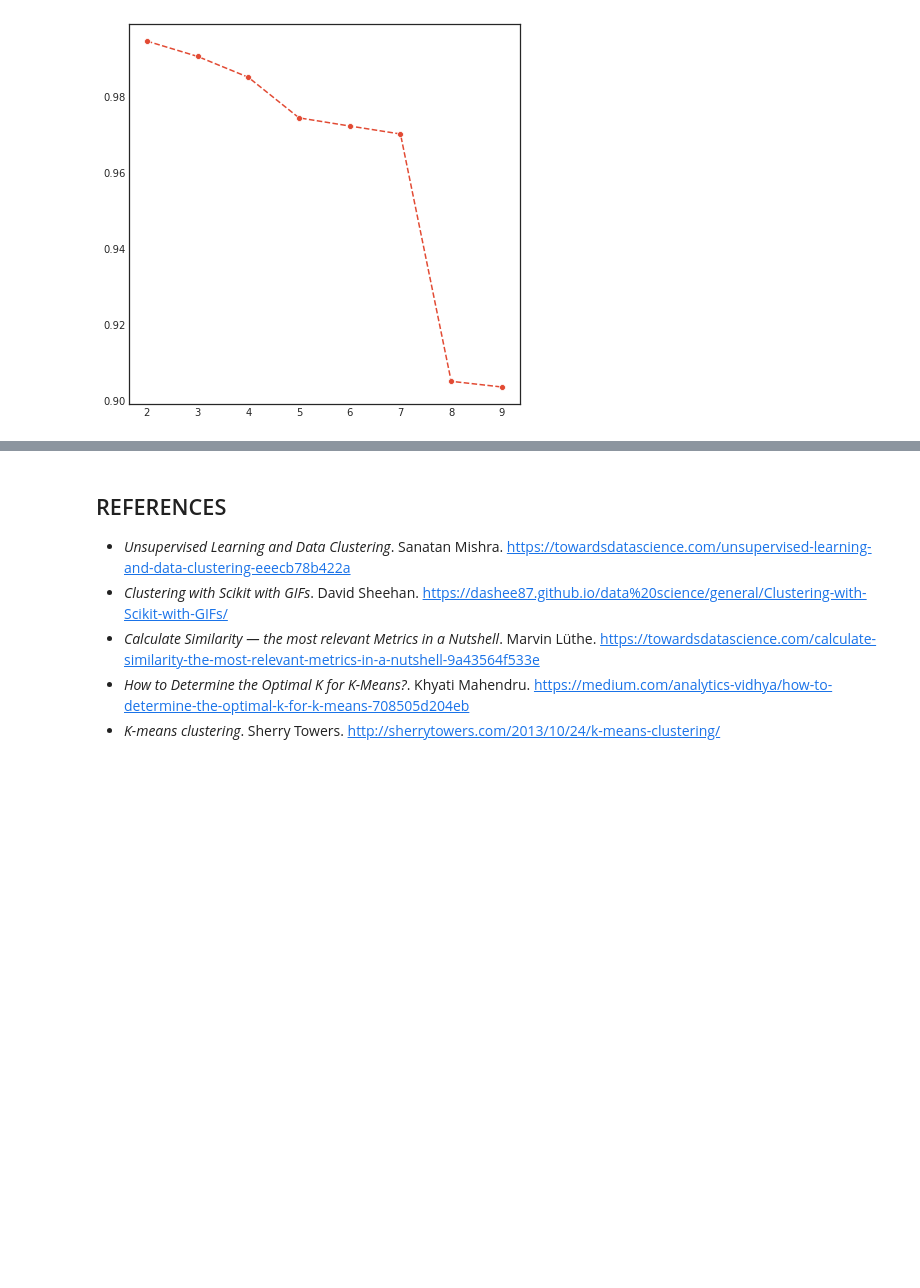
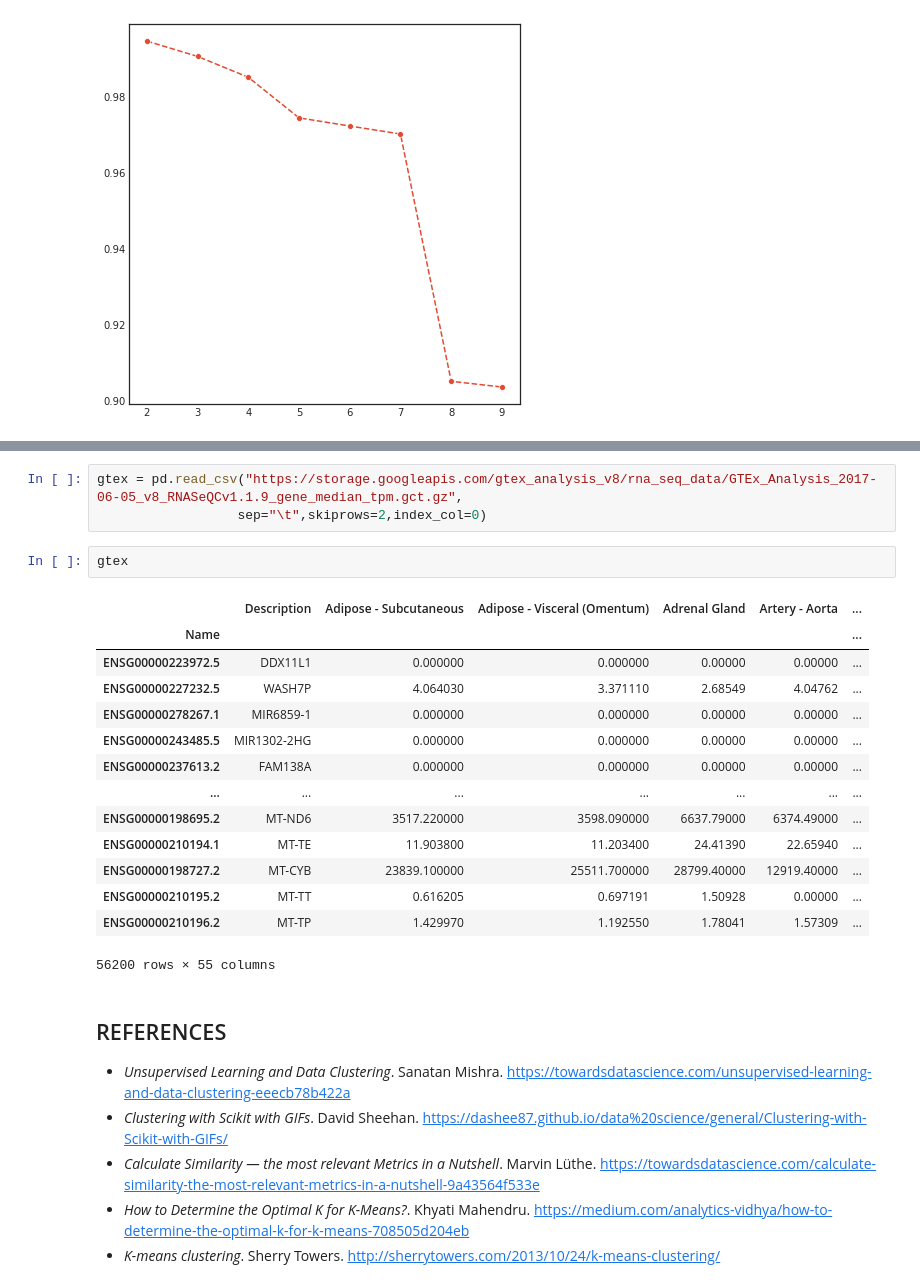
Before and after one commit to IvoLeist/ml_cnag-crg_course, a Jupyter notebook: day3/unsupervised_learning.ipynb, the cells around one changed output, grey strips where cells are left out. Drawn from its saved outputs; the diff is of its cells as text; blank space fills up the shorter version.

```diff
--- a/day3/unsupervised_learning.ipynb
+++ b/day3/unsupervised_learning.ipynb
@@ -757,3 +760,23 @@ plt.show()
+# %%
+gtex = pd.read_csv("https://storage.googleapis.com/gtex_analysis_v8/rna_seq_data/GTEx_Analysis_2017-06-05_v8_RNASeQCv1.1.9_gene_median_tpm.gct.gz",
+                  sep="\t",skiprows=2,index_col=0)
+# %%
+gtex
+# %% [output]
+|  | Description | Adipose - Subcutaneous | Adipose - Visceral (Omentum) | Adrenal Gland | Artery - Aorta | ... |
+| Name |  |  |  |  |  | ... |
+| ENSG00000223972.5 | DDX11L1 | 0.000000 | 0.000000 | 0.00000 | 0.00000 | ... |
+| ENSG00000227232.5 | WASH7P | 4.064030 | 3.371110 | 2.68549 | 4.04762 | ... |
+| ENSG00000278267.1 | MIR6859-1 | 0.000000 | 0.000000 | 0.00000 | 0.00000 | ... |
+| ENSG00000243485.5 | MIR1302-2HG | 0.000000 | 0.000000 | 0.00000 | 0.00000 | ... |
+| ENSG00000237613.2 | FAM138A | 0.000000 | 0.000000 | 0.00000 | 0.00000 | ... |
+| ... | ... | ... | ... | ... | ... | ... |
+| ENSG00000198695.2 | MT-ND6 | 3517.220000 | 3598.090000 | 6637.79000 | 6374.49000 | ... |
+| ENSG00000210194.1 | MT-TE | 11.903800 | 11.203400 | 24.41390 | 22.65940 | ... |
+| ENSG00000198727.2 | MT-CYB | 23839.100000 | 25511.700000 | 28799.40000 | 12919.40000 | ... |
+| ENSG00000210195.2 | MT-TT | 0.616205 | 0.697191 | 1.50928 | 0.00000 | ... |
+| ENSG00000210196.2 | MT-TP | 1.429970 | 1.192550 | 1.78041 | 1.57309 | ... |
+56200 rows × 55 columns
 # %% [markdown]
 ## REFERENCES
 - _Unsupervised Learning and Data Clustering_. Sanatan Mishra. https://towardsdatascience.com/unsupervised-learning-and-data-clustering-eeecb78b422a
```
Also changed, not shown: parts of 1 cell of this notebook.
